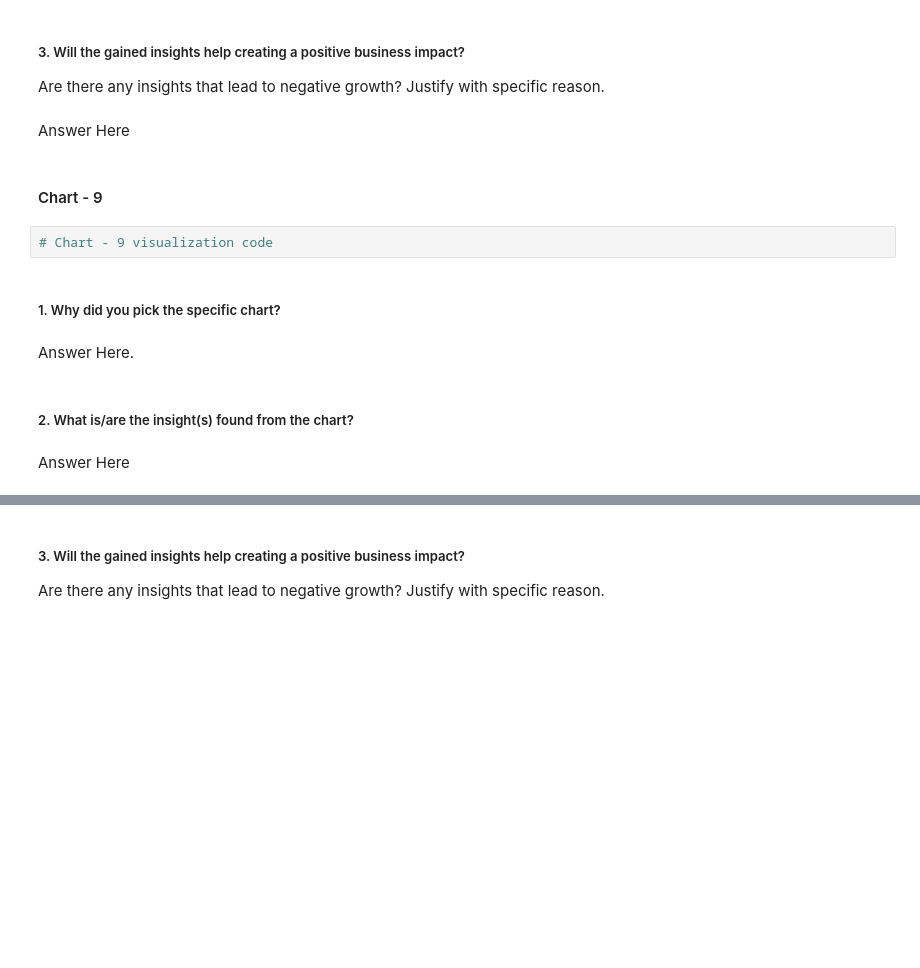
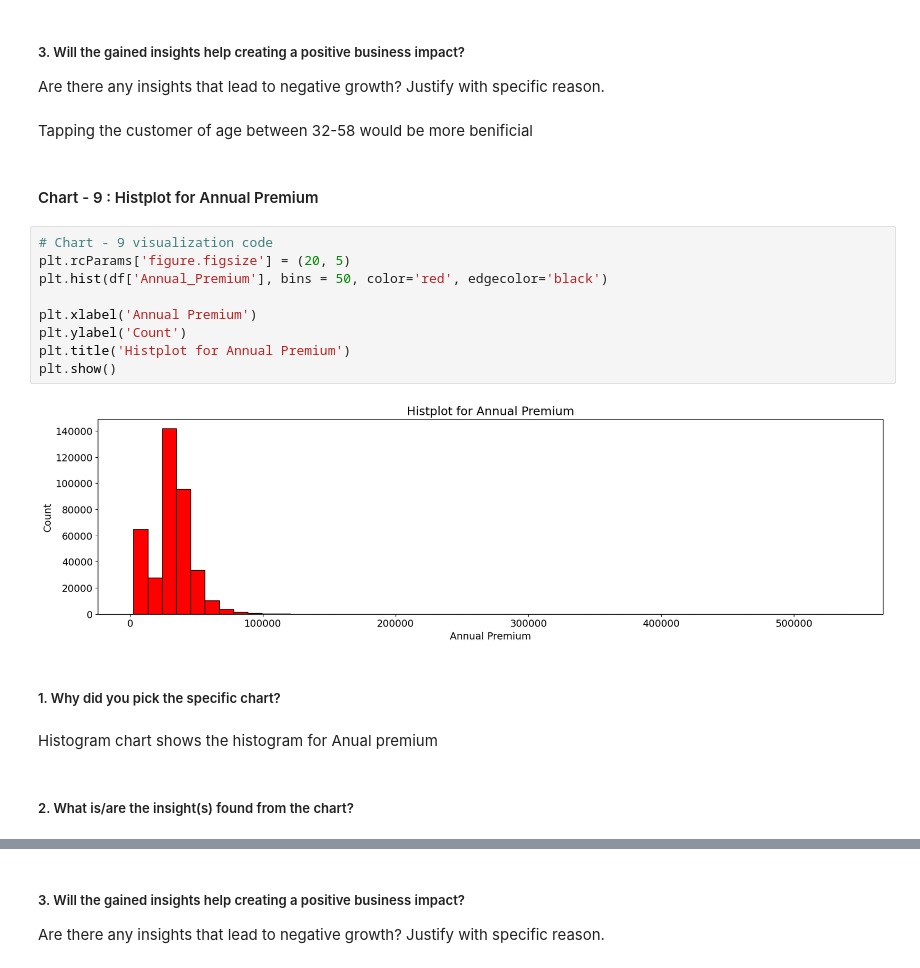
Before and after one commit to NIKHILNIGUDKAR/Health-Insurance-Cross-Sell-Prediction, a Jupyter notebook: Health_Insurance_Cross_Sell_Prediction.ipynb, the cells around one changed output, grey strips where cells are left out. Saved outputs shown, nothing was run; the diff lists cells and outputs as text; blank space fills up the shorter version.

```diff
--- a/Health_Insurance_Cross_Sell_Prediction.ipynb
+++ b/Health_Insurance_Cross_Sell_Prediction.ipynb
@@ -598,17 +636,24 @@ Answer Here
 # %% [markdown]
 ##### 3. Will the gained insights help creating a positive business impact?
 Are there any insights that lead to negative growth? Justify with specific reason.
-# %% [markdown]
-Answer Here
+# %% [markdown]
+Tapping the customer of age between 32-58 would be more benificial
 # %% [markdown]
-#### Chart - 9
+#### Chart - 9 : Histplot for Annual Premium
-# %%
-# Chart - 9 visualization code
+# %%
+# Chart - 9 visualization code
+plt.rcParams['figure.figsize'] = (20, 5)
+plt.hist(df['Annual_Premium'], bins = 50, color='red', edgecolor='black')
+
+plt.xlabel('Annual Premium')
+plt.ylabel('Count')
+plt.title('Histplot for Annual Premium')
+plt.show()
+# %% [output]
+[figure, added]
 # %% [markdown]
 ##### 1. Why did you pick the specific chart?
-# %% [markdown]
-Answer Here.
+# %% [markdown]
+Histogram chart shows the histogram for Anual premium
 # %% [markdown]
 ##### 2. What is/are the insight(s) found from the chart?
-# %% [markdown]
-Answer Here
```
Also changed, not shown: parts of 70 cells of this notebook.
